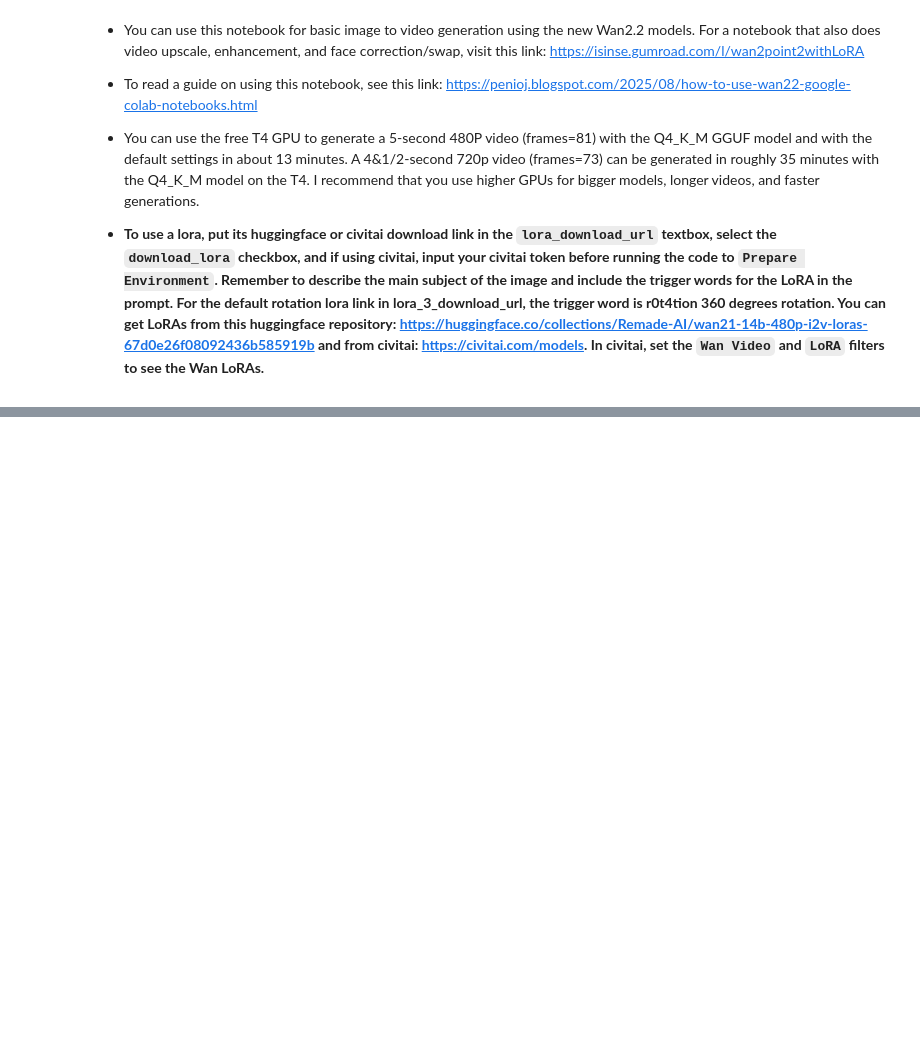
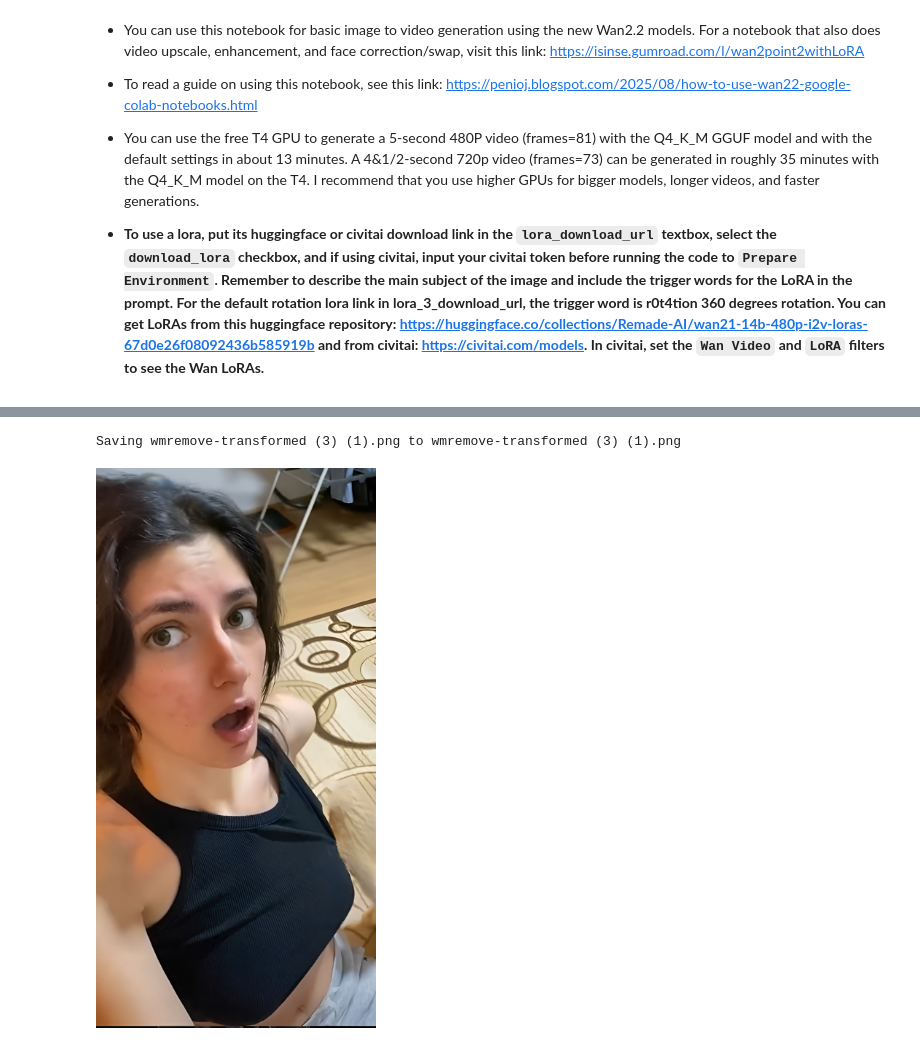
Before and after one commit to guthgf22/Upload-Portal-Template, a Jupyter notebook: wan2_2/wan22_Lightx2v.ipynb, the cells around one changed output, grey strips where cells are left out. Saved outputs shown, nothing was run; the diff lists cells and outputs as text; code cells hidden in the pictures; blank space fills up the shorter version.

```diff
--- a/wan2_2/wan22_Lightx2v.ipynb
+++ b/wan2_2/wan22_Lightx2v.ipynb
@@ -946,10 +952,11 @@ print("✅ Environment Setup Complete!")
 
 # @markdown # 💥2. Upload Image
 file_uploaded = upload_image()
-display_upload = False # @param {type:"boolean"}
+display_upload = True # @param {type:"boolean"}
 if display_upload:
     if file_uploaded.lower().endswith(('.png', '.jpg', '.jpeg')):
         display(IPImage(filename=file_uploaded))
     else:
         print("Image format cannnot be displayed.")
 # @markdown ---
+# %% [output]
@@ -956,3 +964,5 @@ if display_upload:
+Saving wmremove-transformed (3) (1).png to wmremove-transformed (3) (1).png
+[figure, added]
 # %%
 
 # @markdown # 💥3. Generate Video
```
Also changed, not shown: parts of 4 cells of this notebook.
